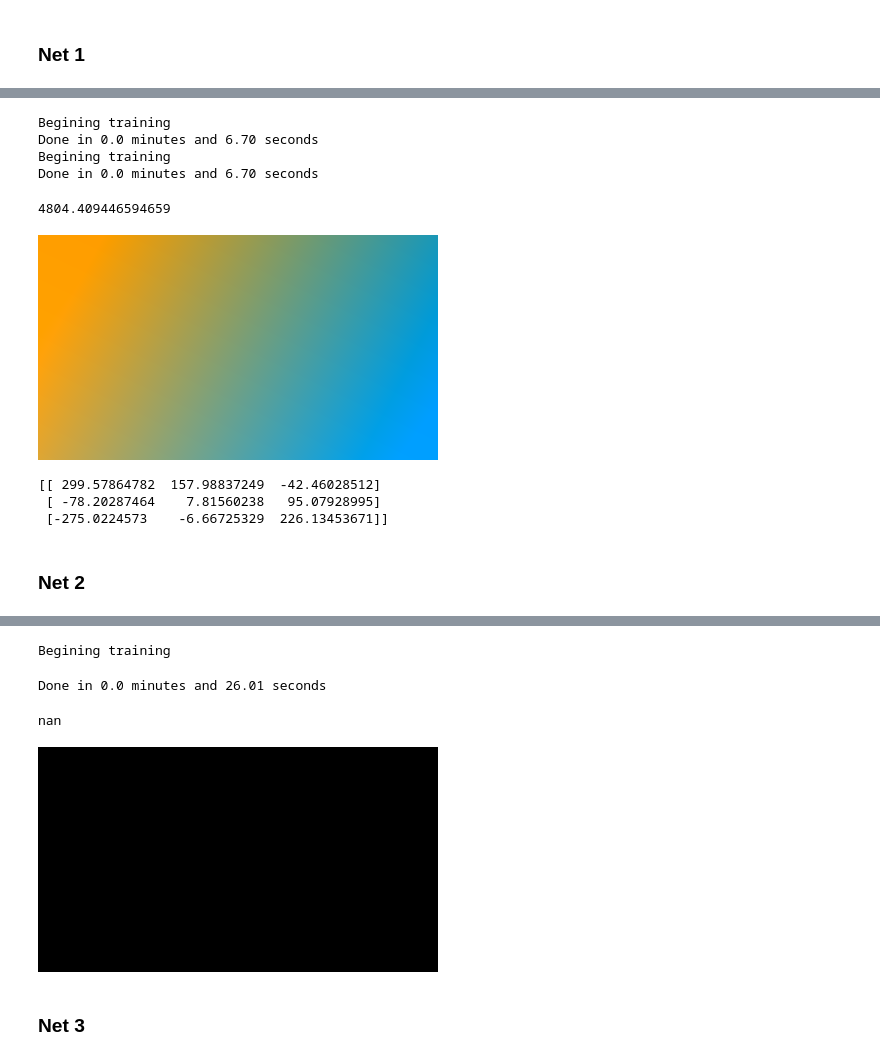
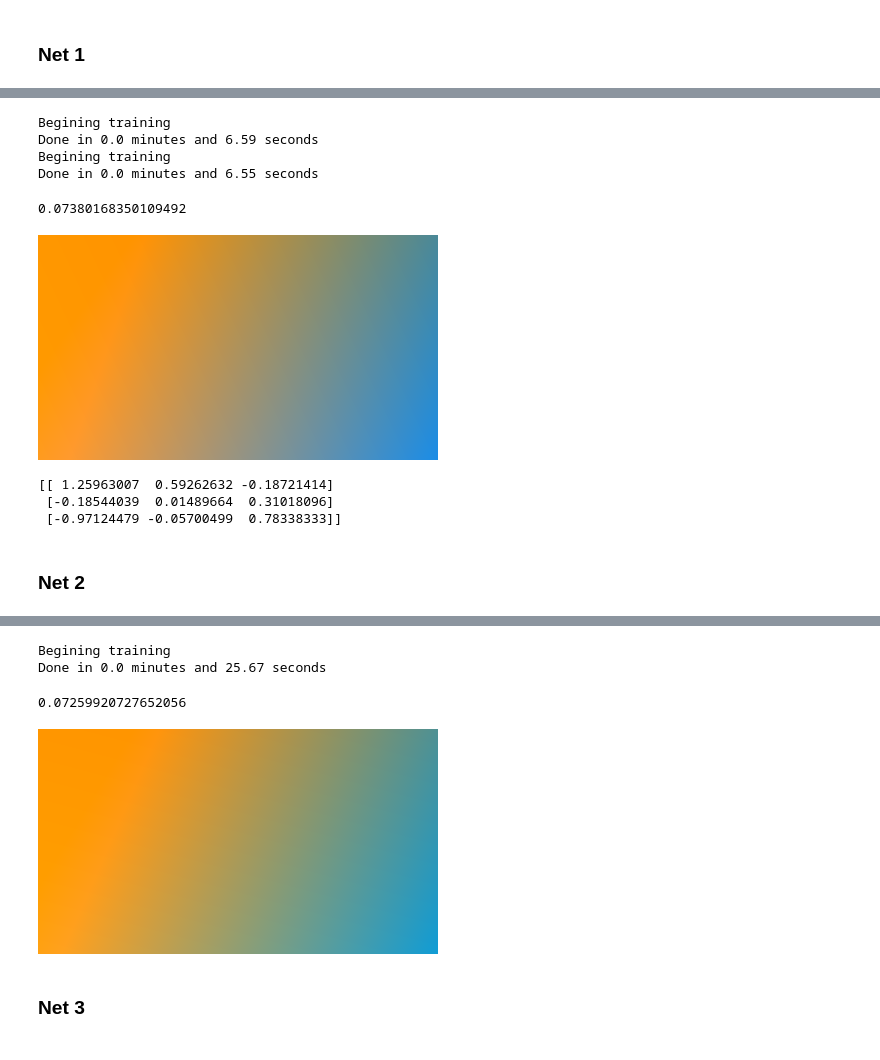
Before and after one commit to shadowfire-ew/Linear-Output-NeuralNet, a Jupyter notebook: experiment.ipynb, the cells around one changed output, grey strips where cells are left out. Saved outputs shown, nothing was run; the diff lists cells and outputs as text; code cells hidden in the pictures.

Commit message:
finally works
also changed image naming conventions

```diff
--- a/experiment.ipynb
+++ b/experiment.ipynb
@@ -101,31 +101,30 @@ Just a collection of linear regressors
 # %%
 # implementation and training
 net1 = nn.NeuralNet(inps,outs)
-nn.TrainNet(net1,train,epochs//2,alpha)
-nn.TrainNet(net1,train,epochs//2,alpha)
+nn.TrainNet(net1,train,epochs,alpha)
 # %% [output]
 Begining training
-Done in 0.0 minutes and 6.70 seconds
+Done in 0.0 minutes and 6.59 seconds
 Begining training
-Done in 0.0 minutes and 6.70 seconds
+Done in 0.0 minutes and 6.55 seconds
 # %%
 net1_cost = nn.TestNet(net1,test)
 print(net1_cost)
 # %% [output]
-4804.409446594659
+0.07380168350109492
 # %%
 net1_im = NetImage(net1)
 display(net1_im)
-net1_im.save(".\\results\\net1.png")
+net1_im.save(".\\results\\net1_{}epochs.png".format(epochs))
 # %% [output]
-[figure, old version]
+[figure, new version]
 # %%
 for theta in net1._thetas:
     print(theta)
 # %% [output]
-[[ 299.57864782  157.98837249  -42.46028512]
- [ -78.20287464    7.81560238   95.07928995]
- [-275.0224573    -6.66725329  226.13453671]]
+[[ 1.25963007  0.59262632 -0.18721414]
+ [-0.18544039  0.01489664  0.31018096]
+ [-0.97124479 -0.05700499  0.78338333]]
 # %% [markdown]
 ### Net 2
 # %% [markdown]
@@ -138,18 +137,18 @@ net2 = nn.NeuralNet(inps,outs,[5],[nn.LINEAR,nn.LINEAR])
 nn.TrainNet(net2,train,epochs,alpha)
 # %% [output]
 Begining training
+Done in 0.0 minutes and 25.67 seconds
-Done in 0.0 minutes and 26.01 seconds
 # %%
 net2_cost = nn.TestNet(net2,test)
 print(net2_cost)
 # %% [output]
-nan
+0.07259920727652056
 # %%
 net2_im = NetImage(net2)
 display(net2_im)
-net2_im.save(".\\results\\net2.png")
+net2_im.save(".\\results\\net2_{}epochs.png".format(epochs))
 # %% [output]
-[figure, old version]
+[figure, new version]
 # %% [markdown]
 ### Net 3
 # %% [markdown]
```
Also changed, not shown: parts of 5 cells of this notebook.
